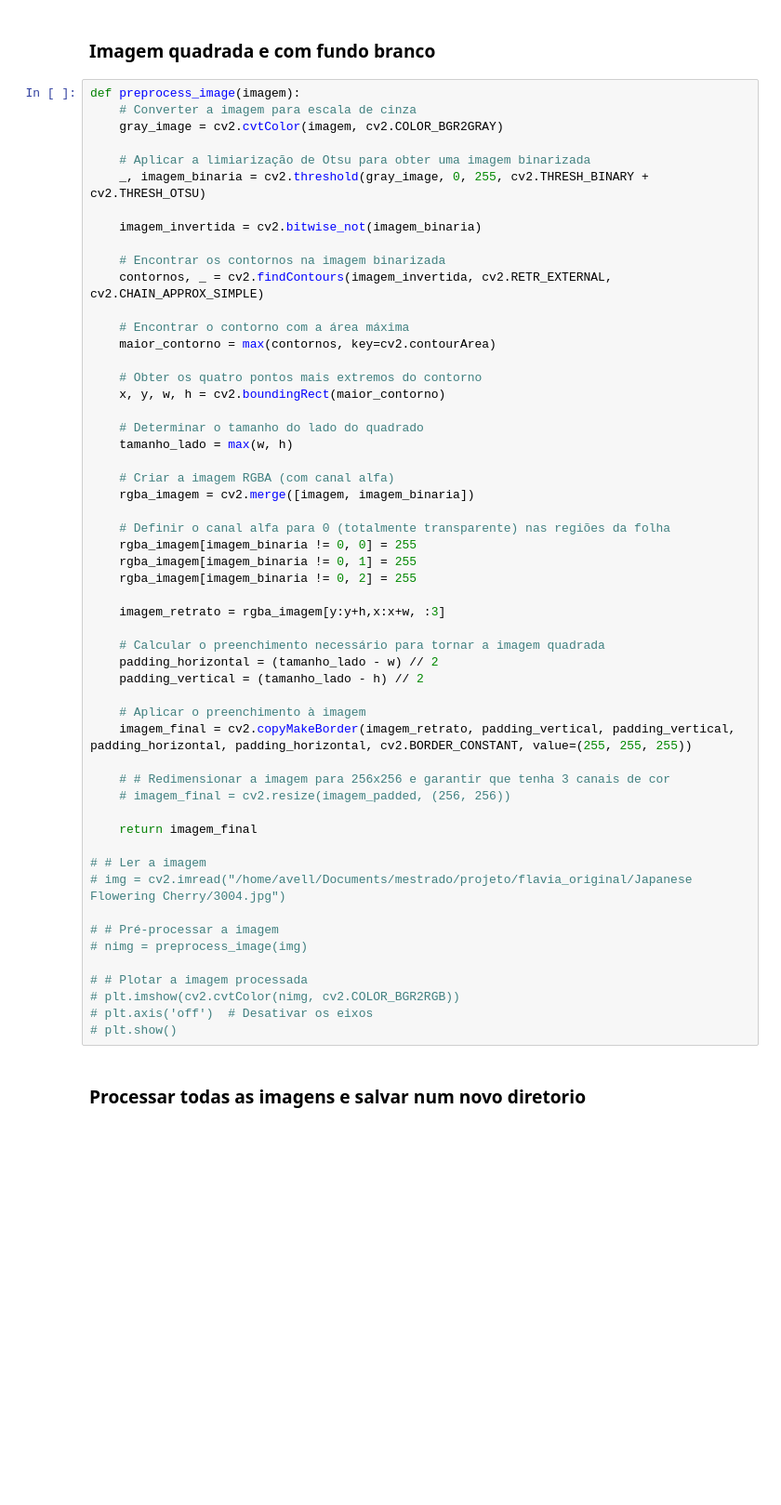
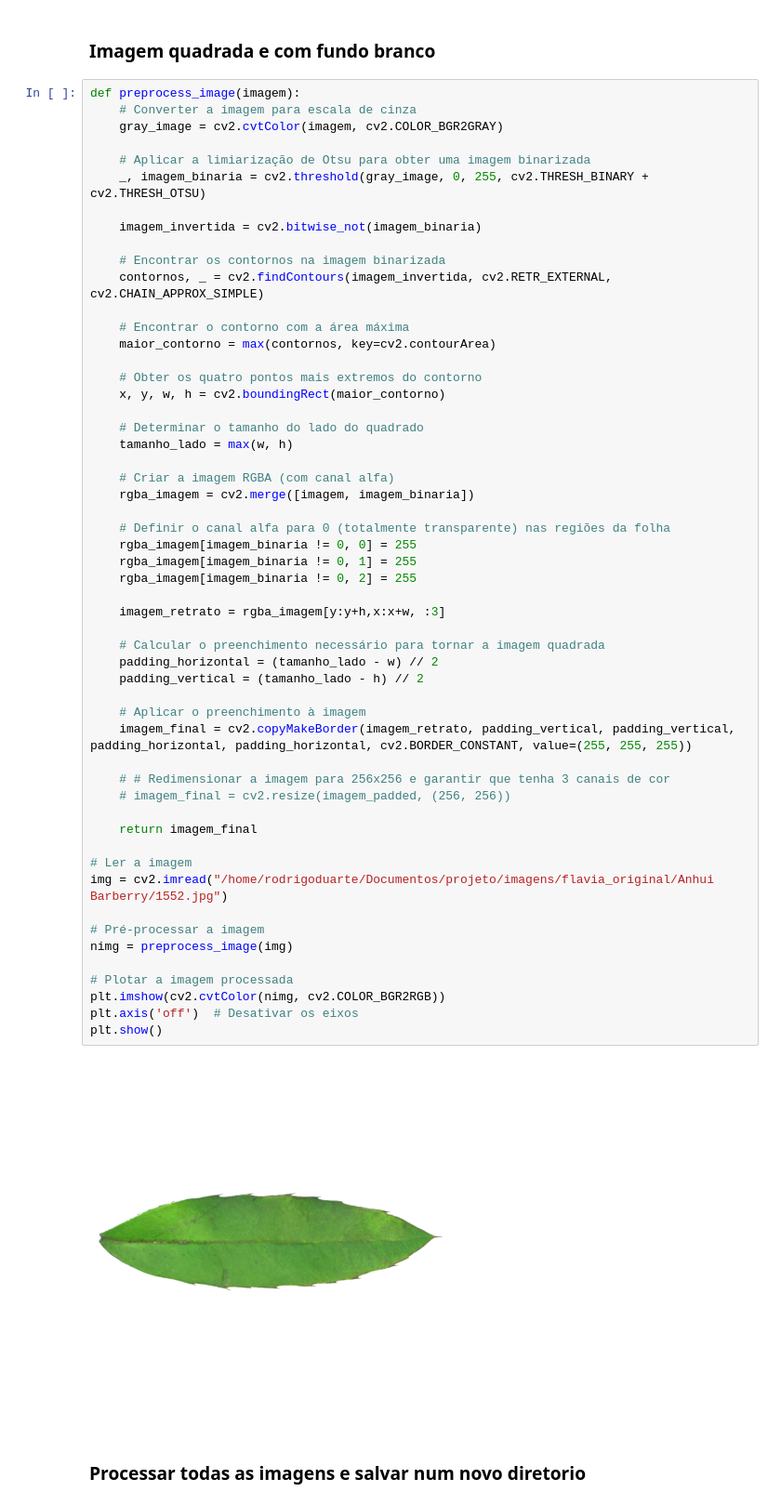
Before and after one commit to rodrigodduarte/mestrado, a Jupyter notebook: prepross/prepross_jpg.ipynb, the cells around one changed output. Shown: that part at 93% size. Drawn from its saved outputs; the diff is of its cells as text; blank space fills up the shorter version.

```diff
--- a/prepross/prepross_jpg.ipynb
+++ b/prepross/prepross_jpg.ipynb
@@ -26,41 +26,43 @@ def preprocess_image(imagem):
     # Obter os quatro pontos mais extremos do contorno
     x, y, w, h = cv2.boundingRect(maior_contorno)
 
     # Determinar o tamanho do lado do quadrado
     tamanho_lado = max(w, h)
 
     # Criar a imagem RGBA (com canal alfa)
     rgba_imagem = cv2.merge([imagem, imagem_binaria])
 
     # Definir o canal alfa para 0 (totalmente transparente) nas regiões da folha
     rgba_imagem[imagem_binaria != 0, 0] = 255
     rgba_imagem[imagem_binaria != 0, 1] = 255
     rgba_imagem[imagem_binaria != 0, 2] = 255
 
     imagem_retrato = rgba_imagem[y:y+h,x:x+w, :3]
 
     # Calcular o preenchimento necessário para tornar a imagem quadrada
     padding_horizontal = (tamanho_lado - w) // 2
     padding_vertical = (tamanho_lado - h) // 2
 
     # Aplicar o preenchimento à imagem
     imagem_final = cv2.copyMakeBorder(imagem_retrato, padding_vertical, padding_vertical, padding_horizontal, padding_horizontal, cv2.BORDER_CONSTANT, value=(255, 255, 255))
 
     # # Redimensionar a imagem para 256x256 e garantir que tenha 3 canais de cor
     # imagem_final = cv2.resize(imagem_padded, (256, 256))
 
     return imagem_final
 
-# # Ler a imagem
-# img = cv2.imread("/home/avell/Documents/mestrado/projeto/flavia_original/Japanese Flowering Cherry/3004.jpg")
+# Ler a imagem
+img = cv2.imread("/home/rodrigoduarte/Documentos/projeto/imagens/flavia_original/Anhui Barberry/1552.jpg")
 
-# # Pré-processar a imagem
-# nimg = preprocess_image(img)
+# Pré-processar a imagem
+nimg = preprocess_image(img)
 
-# # Plotar a imagem processada
-# plt.imshow(cv2.cvtColor(nimg, cv2.COLOR_BGR2RGB))
-# plt.axis('off')  # Desativar os eixos
-# plt.show()
+# Plotar a imagem processada
+plt.imshow(cv2.cvtColor(nimg, cv2.COLOR_BGR2RGB))
+plt.axis('off')  # Desativar os eixos
+plt.show()
+# %% [output]
+[figure, added]
 # %% [markdown]
 ### Processar todas as imagens e salvar num novo diretorio
 # %%
```
Also changed, not shown: parts of 2 cells of this notebook, 6 other files.
